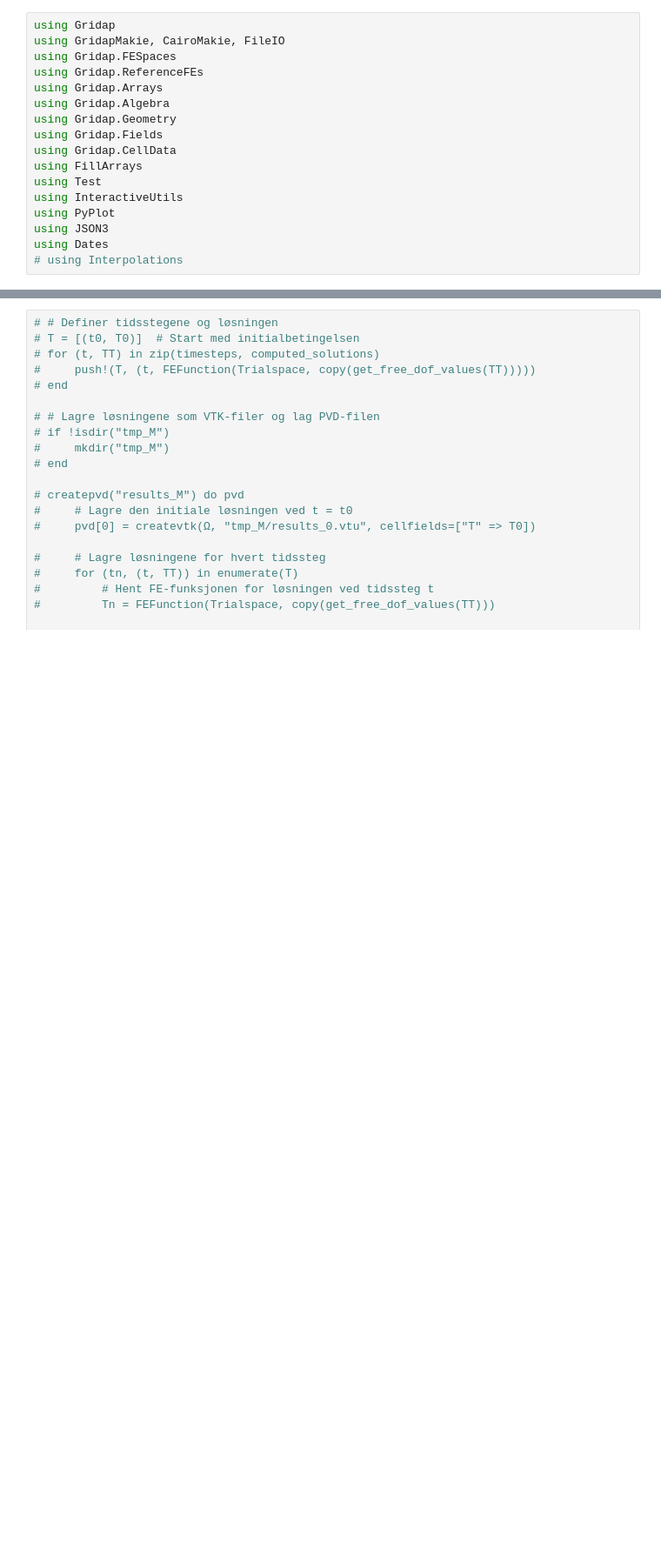
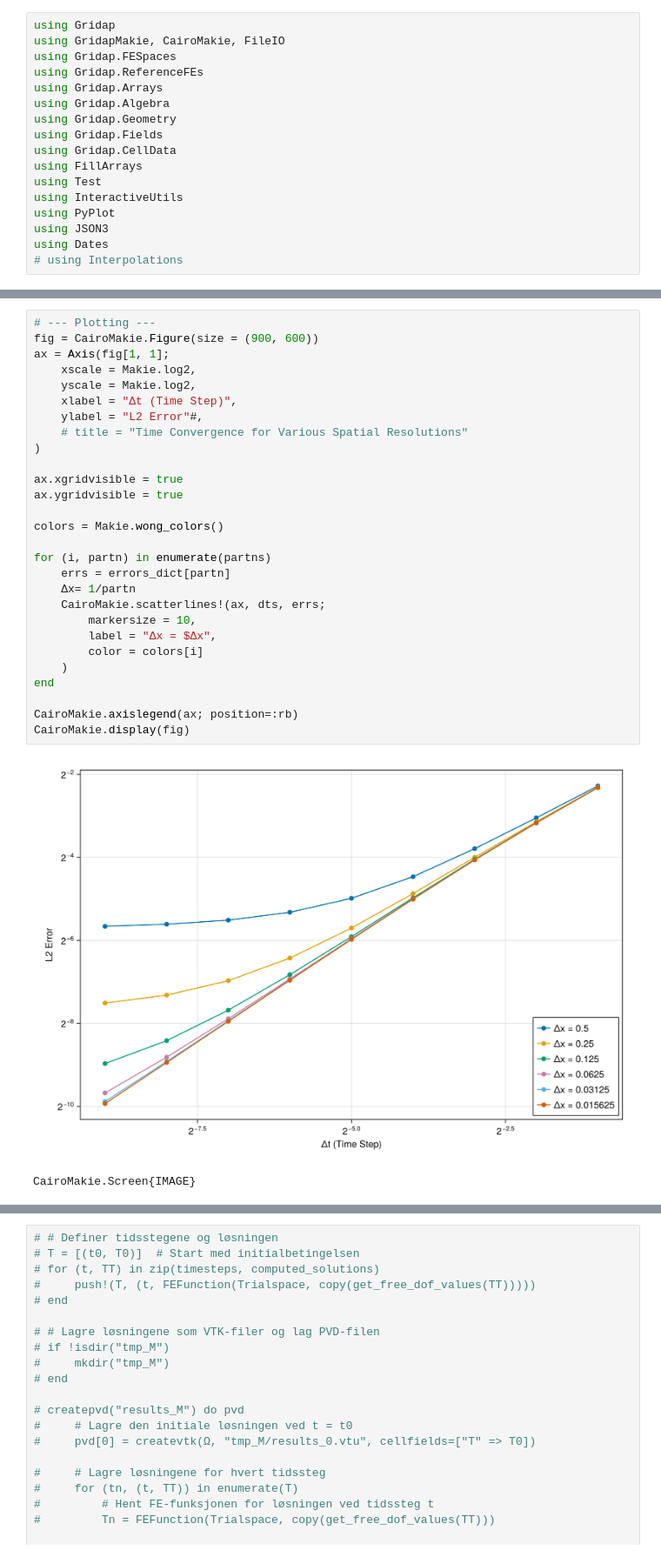
Before and after one commit to BexLeetBox/Cost-Optimization-of-Room-Heating-MiA-, a Jupyter notebook: manufactured copy.ipynb, the cells around one changed output, grey strips where cells are left out. Shown: that part at 87% size. Cells and saved outputs as stored; diff of their text form; blank space fills up the shorter version.

```diff
--- a/manufactured copy.ipynb
+++ b/manufactured copy.ipynb
@@ -155,0 +218,31 @@ println(error)
+# %%
+# --- Plotting ---
+fig = CairoMakie.Figure(size = (900, 600))
+ax = Axis(fig[1, 1];
+    xscale = Makie.log2,
+    yscale = Makie.log2,
+    xlabel = "Δt (Time Step)",
+    ylabel = "L2 Error"#,
+    # title = "Time Convergence for Various Spatial Resolutions"
+)
+
+ax.xgridvisible = true
+ax.ygridvisible = true
+
+colors = Makie.wong_colors()
+
+for (i, partn) in enumerate(partns)
+    errs = errors_dict[partn]
+    Δx= 1/partn
+    CairoMakie.scatterlines!(ax, dts, errs;
+        markersize = 10,
+        label = "Δx = $Δx",
+        color = colors[i]
+    )
+end
+
+CairoMakie.axislegend(ax; position=:rb)
+CairoMakie.display(fig)
+# %% [output]
+[figure, added]
+CairoMakie.Screen{IMAGE}
```
Also changed, not shown: parts of 6 cells of this notebook.
